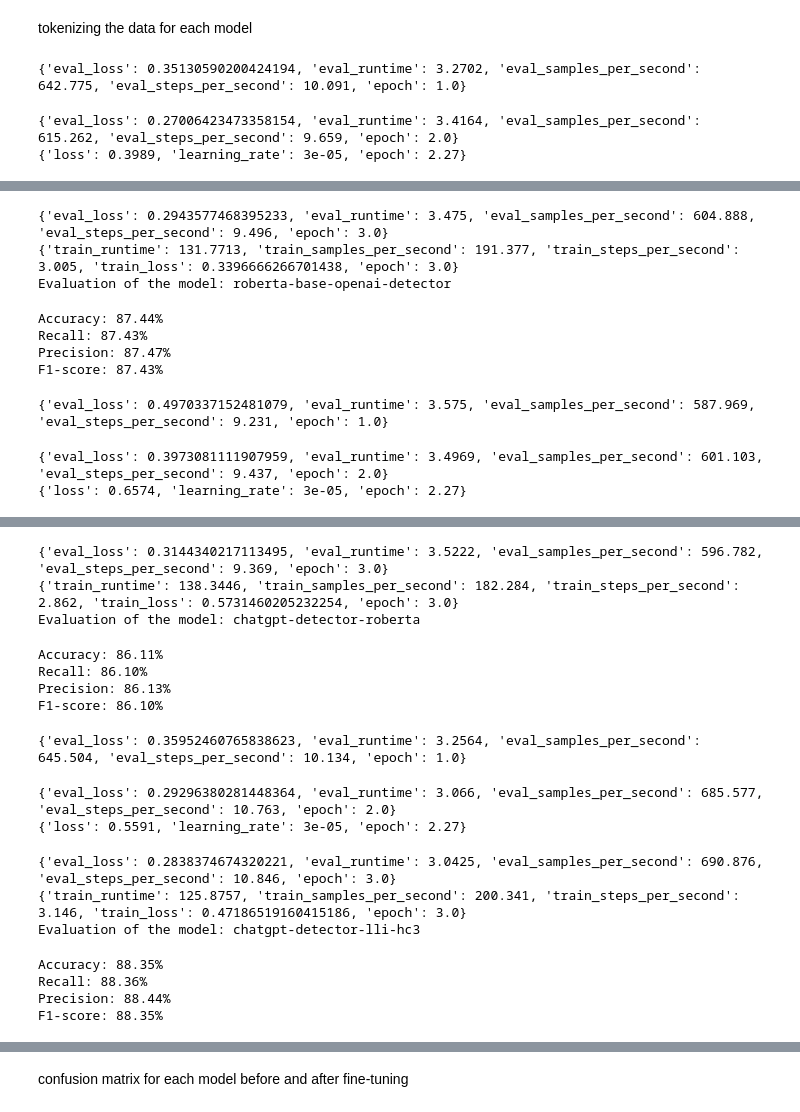
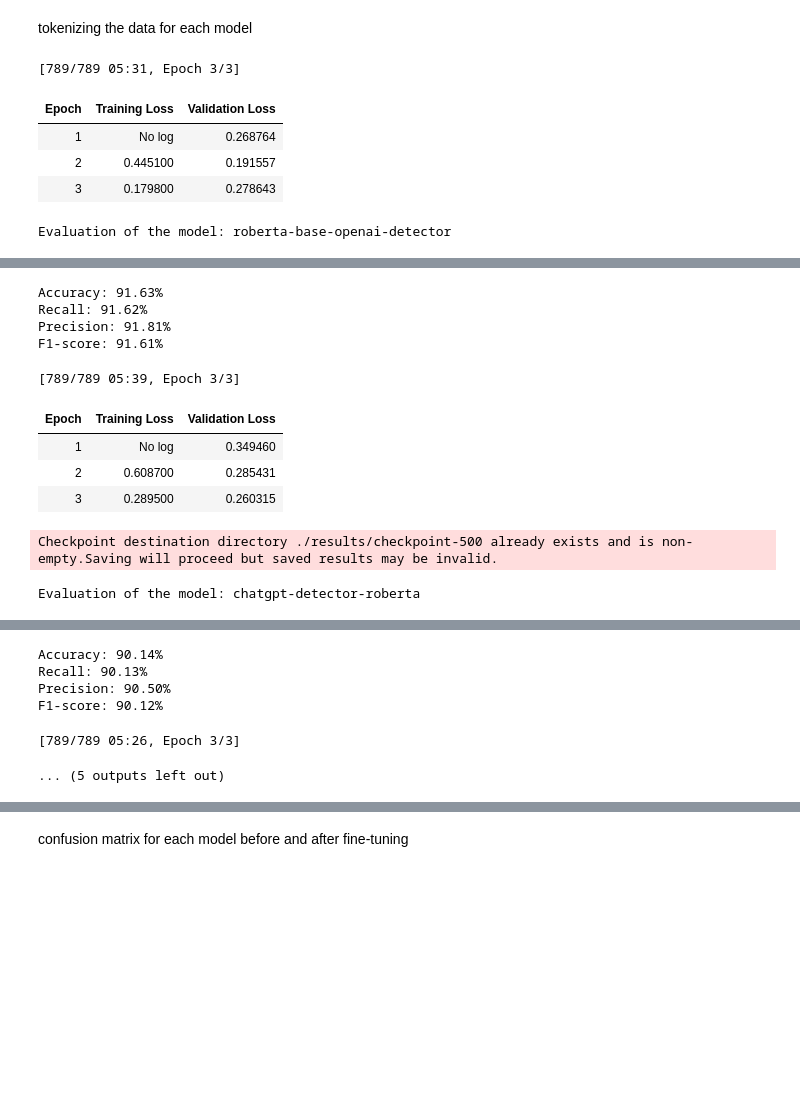
Before and after one commit to rusenbb/GPT-Detector, a Jupyter notebook: main.ipynb, the cells around one changed output, grey strips where cells are left out. Saved outputs shown, nothing was run; the diff lists cells and outputs as text; code cells hidden in the pictures; blank space fills up the shorter version.

```diff
--- a/main.ipynb
+++ b/main.ipynb
@@ -172,46 +188,52 @@ for model_name in model_names:
 # %%
 fine_tuned_model_confusion_matrices = {}
 model_scores = {}
+all_predictions = []
 
 # Define training arguments
 for i in range(len(model_names)):
     training_args = TrainingArguments(
         output_dir="./results",          # output directory
         num_train_epochs=3,              # total number of training epochs
-        per_device_train_batch_size=64,   # batch size per device during training
-        per_device_eval_batch_size=64,    # batch size for evaluation
+        per_device_train_batch_size=32,   # batch size per device during training
+        per_device_eval_batch_size=32,    # batch size for evaluation
         warmup_steps=500,                # number of warmup steps for learning rate scheduler
         weight_decay=0.02,               # strength of weight decay
         logging_dir='./logs',            # directory for storing logs
         logging_steps=300,
         evaluation_strategy="epoch"      # evaluate each `logging_steps`
     )
 
     # Initialize Trainer
     trainer = Trainer(
         model=models[model_names[i]],        # the instantiated Transformers model to be trained
         args=training_args,                  # training arguments, defined above
         train_dataset=tokenized_datasets[model_names[i]]['train'],         # training dataset
         eval_dataset=tokenized_datasets[model_names[i]]['val'],             # evaluation dataset
     )
 
     # Train and evaluate
     trainer.train()
 
     # Evaluate on test set
 
     print(f"Evaluation of the model: {model_names[i]}")
 
     predictions = trainer.predict(tokenized_datasets[model_names[i]]['test'])
     predictions = np.argmax(predictions.predictions, axis=-1)
+    all_predictions.append(predictions)
+
     fine_tuned_model_confusion_matrices[model_names[i]], scores = eval_model(predictions, test_df['labels'], return_scores=True)
     # scores -> (accuracy, recall, precision, f1)
     model_scores[model_names[i]] = {k: v for k, v in zip(["accuracy", "recall", "precision", "f1"], scores)}
     print()
 
     # Save the model
     trainer.save_model(f"Models/fine_tuned/{model_names[i]}")
 # %% [output]
-{'eval_loss': 0.35130590200424194, 'eval_runtime': 3.2702, 'eval_samples_per_second': 642.775, 'eval_steps_per_second': 10.091, 'epoch': 1.0}
+[789/789 05:31, Epoch 3/3]
+| Epoch | Training Loss | Validation Loss |
+| 1 | No log | 0.268764 |
+| 2 | 0.445100 | 0.191557 |
+| 3 | 0.179800 | 0.278643 |
-{'eval_loss': 0.27006423473358154, 'eval_runtime': 3.4164, 'eval_samples_per_second': 615.262, 'eval_steps_per_second': 9.659, 'epoch': 2.0}
-{'loss': 0.3989, 'learning_rate': 3e-05, 'epoch': 2.27}
+Evaluation of the model: roberta-base-openai-detector
@@ -218,10 +241,11 @@ for i in range(len(model_names)):
-{'eval_loss': 0.2943577468395233, 'eval_runtime': 3.475, 'eval_samples_per_second': 604.888, 'eval_steps_per_second': 9.496, 'epoch': 3.0}
-{'train_runtime': 131.7713, 'train_samples_per_second': 191.377, 'train_steps_per_second': 3.005, 'train_loss': 0.3396666266701438, 'epoch': 3.0}
-Evaluation of the model: roberta-base-openai-detector
+Accuracy: 91.63%
+Recall: 91.62%
+Precision: 91.81%
+F1-score: 91.61%
-Accuracy: 87.44%
-Recall: 87.43%
-Precision: 87.47%
-F1-score: 87.43%
+[789/789 05:39, Epoch 3/3]
+| Epoch | Training Loss | Validation Loss |
+| 1 | No log | 0.349460 |
+| 2 | 0.608700 | 0.285431 |
+| 3 | 0.289500 | 0.260315 |
-{'eval_loss': 0.4970337152481079, 'eval_runtime': 3.575, 'eval_samples_per_second': 587.969, 'eval_steps_per_second': 9.231, 'epoch': 1.0}
+Checkpoint destination directory ./results/checkpoint-500 already exists and is non-empty.Saving will proceed but saved results may be invalid.
-{'eval_loss': 0.3973081111907959, 'eval_runtime': 3.4969, 'eval_samples_per_second': 601.103, 'eval_steps_per_second': 9.437, 'epoch': 2.0}
-{'loss': 0.6574, 'learning_rate': 3e-05, 'epoch': 2.27}
+Evaluation of the model: chatgpt-detector-roberta
@@ -228,17 +253,6 @@ F1-score: 87.43%
-{'eval_loss': 0.3144340217113495, 'eval_runtime': 3.5222, 'eval_samples_per_second': 596.782, 'eval_steps_per_second': 9.369, 'epoch': 3.0}
-{'train_runtime': 138.3446, 'train_samples_per_second': 182.284, 'train_steps_per_second': 2.862, 'train_loss': 0.5731460205232254, 'epoch': 3.0}
-Evaluation of the model: chatgpt-detector-roberta
+Accuracy: 90.14%
+Recall: 90.13%
+Precision: 90.50%
+F1-score: 90.12%
-Accuracy: 86.11%
-Recall: 86.10%
-Precision: 86.13%
-F1-score: 86.10%
+[789/789 05:26, Epoch 3/3]
-{'eval_loss': 0.35952460765838623, 'eval_runtime': 3.2564, 'eval_samples_per_second': 645.504, 'eval_steps_per_second': 10.134, 'epoch': 1.0}
+... (5 outputs left out)
-{'eval_loss': 0.29296380281448364, 'eval_runtime': 3.066, 'eval_samples_per_second': 685.577, 'eval_steps_per_second': 10.763, 'epoch': 2.0}
-{'loss': 0.5591, 'learning_rate': 3e-05, 'epoch': 2.27}
-{'eval_loss': 0.2838374674320221, 'eval_runtime': 3.0425, 'eval_samples_per_second': 690.876, 'eval_steps_per_second': 10.846, 'epoch': 3.0}
-{'train_runtime': 125.8757, 'train_samples_per_second': 200.341, 'train_steps_per_second': 3.146, 'train_loss': 0.47186519160415186, 'epoch': 3.0}
-Evaluation of the model: chatgpt-detector-lli-hc3
-Accuracy: 88.35%
-Recall: 88.36%
-Precision: 88.44%
-F1-score: 88.35%
```
Also changed, not shown: parts of 10 cells of this notebook.
